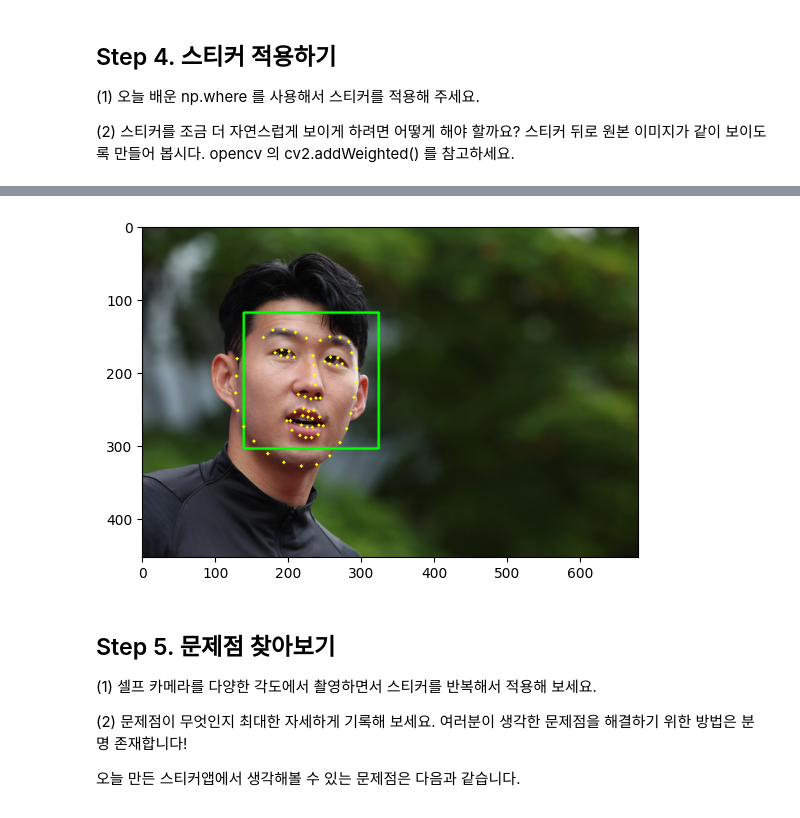
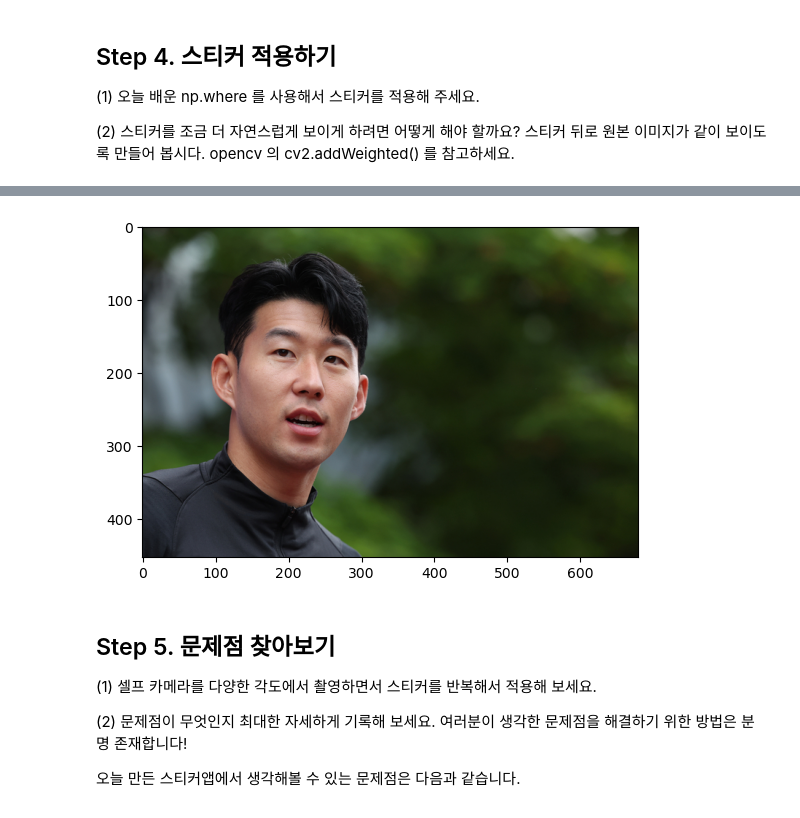
Before and after one commit to feelinppl/Aiffel_RS, a Jupyter notebook: 230103_AIFFEL_EXPL_project7_CrownSticker.ipynb, the cells around one changed output, grey strips where cells are left out. Cells and saved outputs as stored; diff of their text form; code cells hidden in the pictures.

```diff
--- a/230103_AIFFEL_EXPL_project7_CrownSticker.ipynb
+++ b/230103_AIFFEL_EXPL_project7_CrownSticker.ipynb
@@ -209,10 +238,10 @@ img_show[refined_y:refined_y+img_sticker.shape[0], refined_x:refined_x+img_stick
 # %%
 # 왕관 이미지를 적용한 이미지를 보여준다.
 # 얼굴 영역(7-3)과 랜드마크(7-4)를 미리 적용해놓은 img_show에 왕관 이미지를 덧붙인 이미지가 나오게 된다.)
-plt.imshow(cv2.cvtColor(img_show, cv2.COLOR_BGR2RGB))
+plt.imshow(cv2.cvtColor(img_bgr, cv2.COLOR_BGR2RGB))
 plt.show()
 # %% [output]
-[figure, old version]
+[figure, new version]
 # %% [markdown]
 ## Step 5. 문제점 찾아보기
 (1) 셀프 카메라를 다양한 각도에서 촬영하면서 스티커를 반복해서 적용해 보세요.
```
Also changed, not shown: parts of 12 cells of this notebook, 1 other file.
